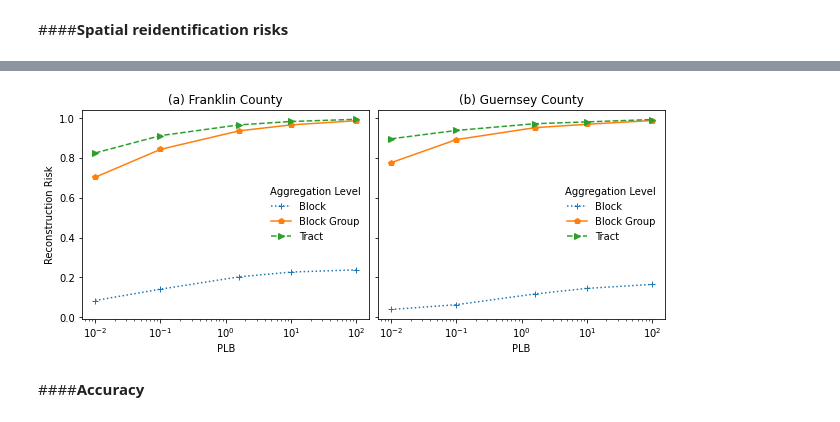
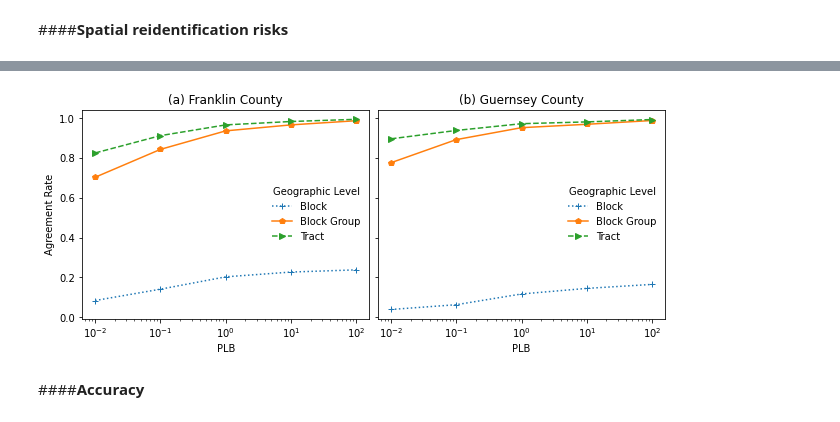
Before and after one commit to linyuehzzz/tda-eval, a Jupyter notebook: plot.ipynb, the cells around one changed output, grey strips where cells are left out. Drawn from its saved outputs; the diff is of its cells as text; code cells hidden in the pictures.

```diff
--- a/plot.ipynb
+++ b/plot.ipynb
@@ -224,24 +105,24 @@ df_g_blk
 # %%
 import matplotlib.pyplot as plt
 
 fig, axes = plt.subplots(nrows=1, ncols=2, sharex=True, sharey=True, figsize = (10,5))
 
 ## Franklin
-ax = df_f_blk.plot(xticks=df_f_blk.index, style=['+:','p-','>--'], xlabel='PLB', ylabel='Reconstruction Risk', ax=axes[0])
+ax = df_f_blk.plot(xticks=df_f_blk.index, style=['+:','p-','>--'], xlabel='PLB', ylabel='Agreement Rate', ax=axes[0])
 ax.set_xscale('log')
-ax.legend(title='Aggregation Level', labels=['Block', 'Block Group', 'Tract'], frameon=False, loc='right', ncol=1)
+ax.legend(title='Geographic Level', labels=['Block', 'Block Group', 'Tract'], frameon=False, loc='right', ncol=1)
 ax.set_title("(a) Franklin County")
 
 ## Guernsey
-ax = df_g_blk.plot(xticks=df_g_blk.index, style=['+:','p-','>--'], xlabel='PLB', ylabel='Reconstruction Risk', ax=axes[1])
+ax = df_g_blk.plot(xticks=df_g_blk.index, style=['+:','p-','>--'], xlabel='PLB', ylabel='Agreement Rate', ax=axes[1])
 ax.set_xscale('log')
-ax.legend(title='Aggregation Level', labels=['Block', 'Block Group', 'Tract'], frameon=False, loc='right', ncol=1)
+ax.legend(title='Geographic Level', labels=['Block', 'Block Group', 'Tract'], frameon=False, loc='right', ncol=1)
 ax.set_title("(b) Guernsey County")
 
 plt.tight_layout(pad=5, w_pad=0.5, h_pad=1.0)
 plt.savefig('data/tables/recon_risk.eps', format='eps')
 # %% [output]
-[figure, old version]
+[figure, new version]
 # %% [markdown]
 ####**Accuracy**
 # %%
```
Also changed, not shown: parts of 14 cells of this notebook.
